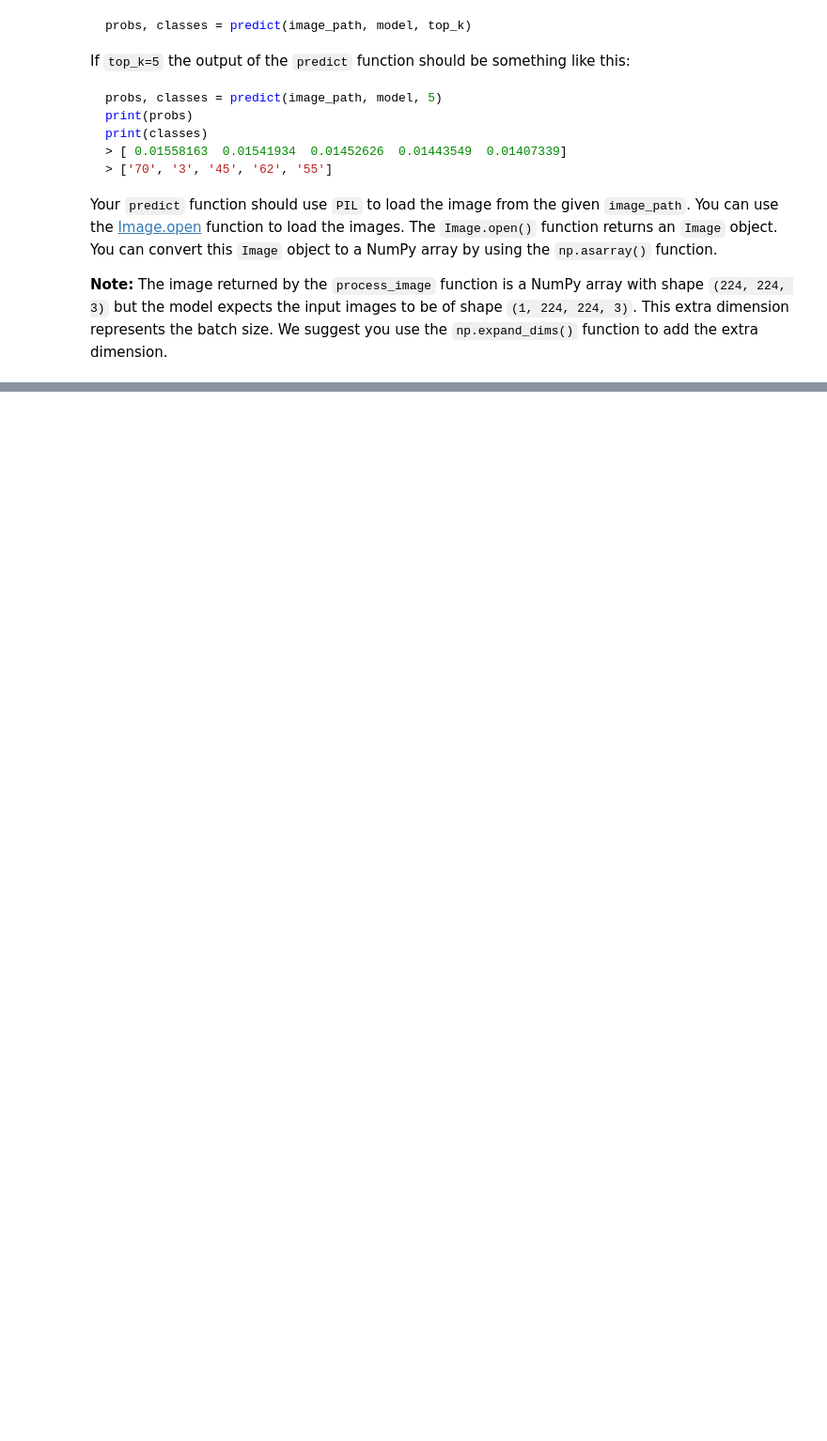
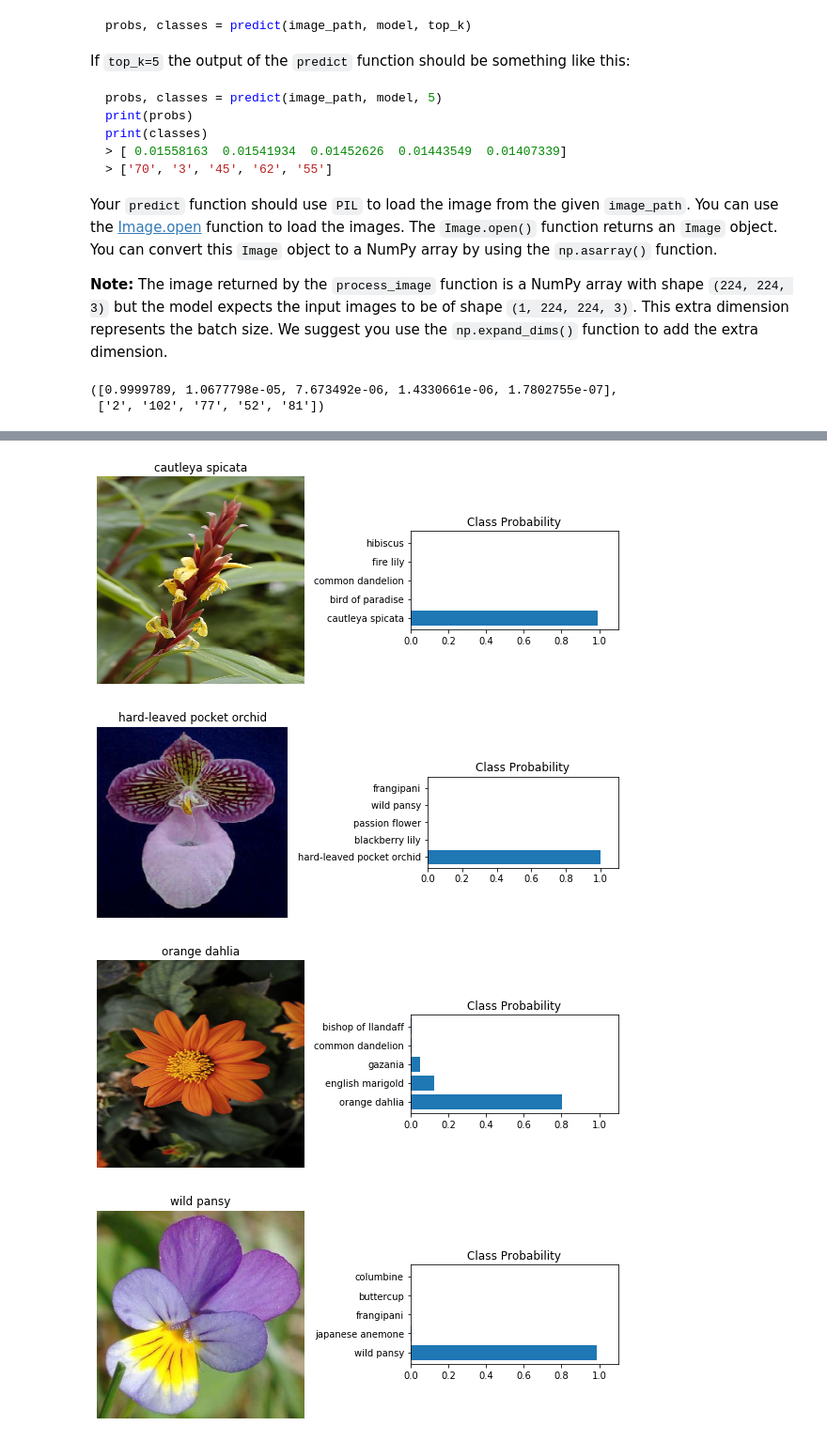
Before and after one commit to Faisal-AlDhuwayhi/Image-Classifier-TensorFlow, a Jupyter notebook: Project_Image_Classifier_Project.ipynb, the cells around one changed output, grey strips where cells are left out. Shown at 94% size. Cells and saved outputs as stored; diff of their text form; code cells hidden in the pictures; blank space fills up the shorter version.

Commit message:
Finish part: inference for Classification
Finish writing predict function

```diff
--- a/Project_Image_Classifier_Project.ipynb
+++ b/Project_Image_Classifier_Project.ipynb
@@ -431,3 +438,26 @@ Your `predict` function should use `PIL` to load the image from the given `image
+# %%
+# TODO: Create the predict function
+def predict(image_path, model, top_k):
+    image = Image.open(image_path)
+    test_image = np.asarray(image)
+    processed_test_image = process_image(test_image)
+    expanded_test_image = np.expand_dims(processed_test_image, axis=0)
+
+    pred_image = model.predict(expanded_test_image)
+    values, indices = tf.math.top_k(pred_image, k=top_k)
+    probs = values.numpy()[0]
+    classes = indices.numpy()[0] + 1
+
+    # preapere the result for presenting
+    probs = list(probs)
+    classes = list(map(str, classes))
+
+    return probs, classes
+# %%
+predict(image_path, model, 5)
+# %% [output]
+([0.9999789, 1.0677798e-05, 7.673492e-06, 1.4330661e-06, 1.7802755e-07],
+ ['2', '102', '77', '52', '81'])
 # %% [markdown]
 # Sanity Check
 
@@ -445,3 +475,31 @@ In the cell below use `matplotlib` to plot the input image alongside the probabi
 You can convert from the class integer labels to actual flower names using `class_names`.
 # %%
 # TODO: Plot the input image along with the top 5 classes
+images = ['cautleya_spicata.jpg', 'hard-leaved_pocket_orchid.jpg', 'orange_dahlia.jpg', 'wild_pansy.jpg']
+# %%
+for image in images:
+    image_path = './test_images/{}'.format(image)
+    probs, classes = predict(image_path, model, 5)
+    image_classes = [class_names[label] for label in classes]
+
+    im = Image.open(image_path)
+    image = np.asarray(im)
+    image = process_image(image)
+
+    fig, (ax1, ax2) = plt.subplots(figsize=(8,14), ncols=2)
+    ax1.imshow(image)
+    ax1.axis('off')
+    ax1.set_title(image_classes[0])
+    ax2.barh(classes, probs)
+    ax2.set_aspect(0.1)
+    ax2.set_yticks(classes)
+    ax2.set_yticklabels(image_classes);
+    ax2.set_title('Class Probability')
+    ax2.set_xlim(0, 1.1)
+    plt.tight_layout()
+    plt.show()
+# %% [output]
+[figure, added]
+[figure, added]
+[figure, added]
+[figure, added]
```
Also changed, not shown: parts of 5 cells of this notebook.
